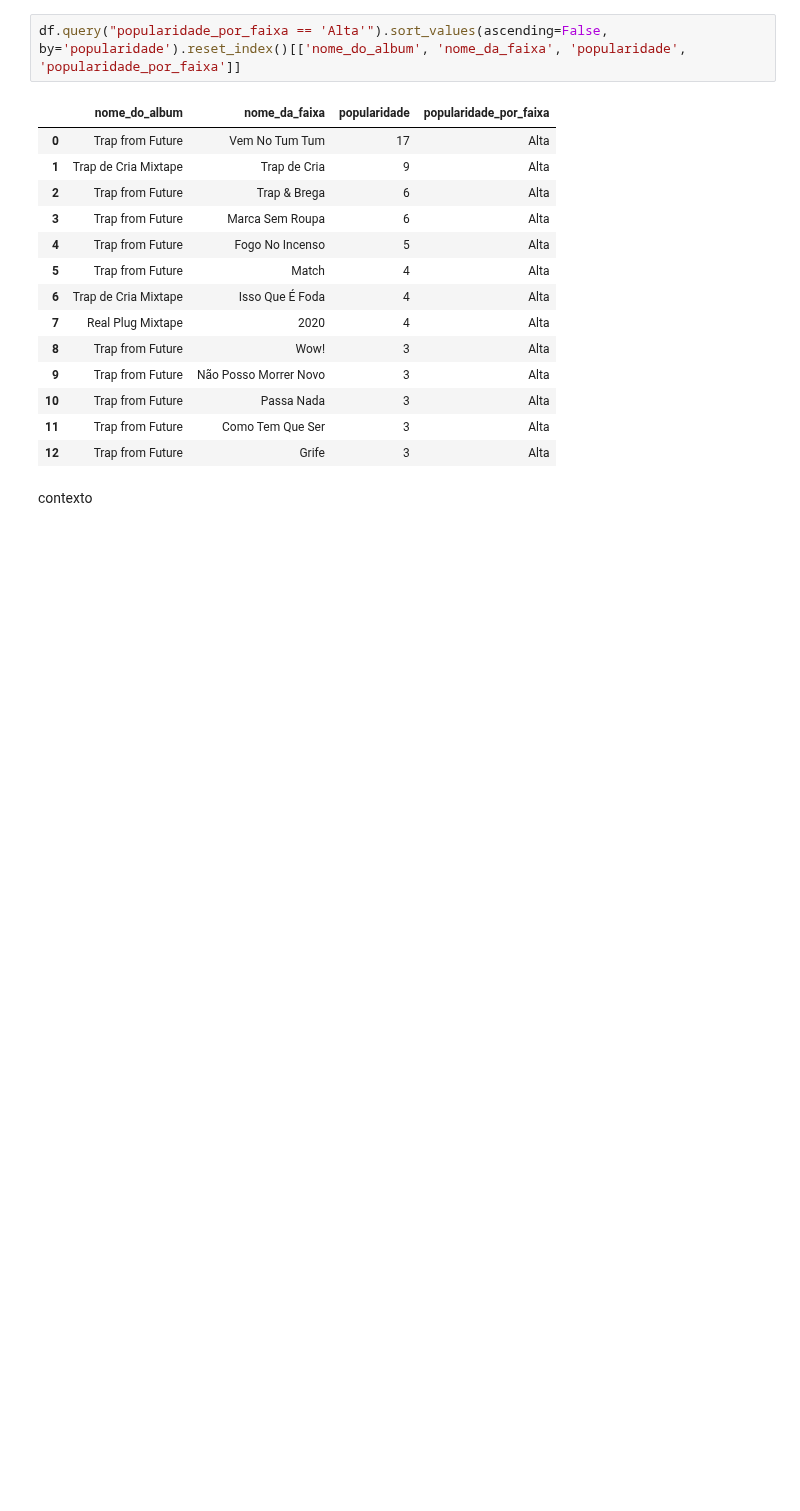
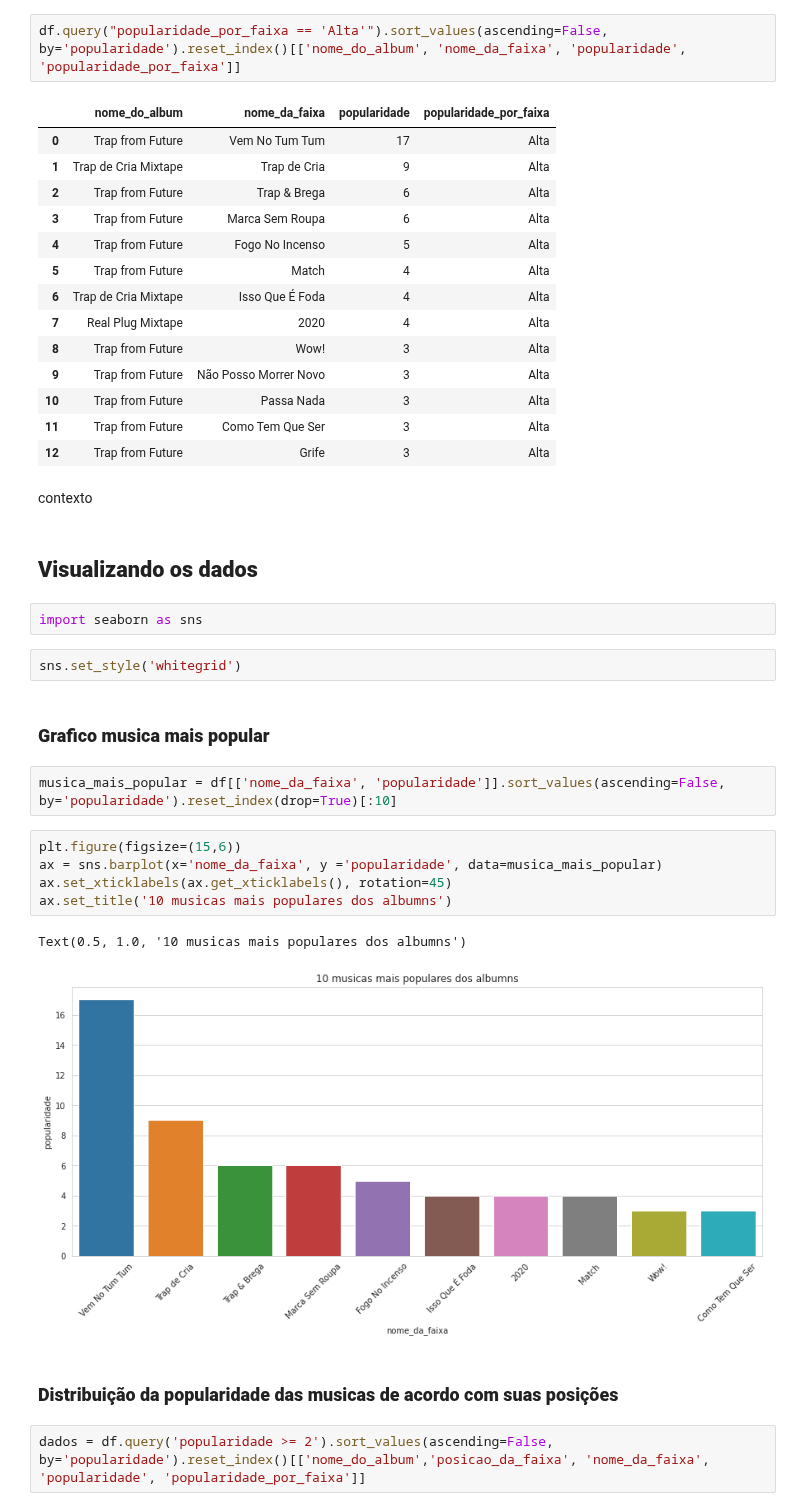
Before and after one commit to luislauriano/Data_Science, a Jupyter notebook: Projeto_construcao.ipynb, the cells around one changed output. Cells and saved outputs as stored; diff of their text form; blank space fills up the shorter version.

```diff
--- a/Projeto_construcao.ipynb
+++ b/Projeto_construcao.ipynb
@@ -706,3 +710,25 @@ df.query("popularidade_por_faixa == 'Alta'").sort_values(ascending=False, by='po
 | 12 | Trap from Future | Grife | 3 | Alta |
 # %% [markdown]
 contexto
+# %% [markdown]
+## **Visualizando os dados**
+# %%
+import seaborn as sns
+# %%
+sns.set_style('whitegrid')
+# %% [markdown]
+### **Grafico musica mais popular**
+# %%
+musica_mais_popular = df[['nome_da_faixa', 'popularidade']].sort_values(ascending=False, by='popularidade').reset_index(drop=True)[:10]
+# %%
+plt.figure(figsize=(15,6))
+ax = sns.barplot(x='nome_da_faixa', y ='popularidade', data=musica_mais_popular)
+ax.set_xticklabels(ax.get_xticklabels(), rotation=45)
+ax.set_title('10 musicas mais populares dos albumns')
+# %% [output]
+Text(0.5, 1.0, '10 musicas mais populares dos albumns')
+[figure, added]
+# %% [markdown]
+### **Distribuição da popularidade das musicas de acordo com suas posições**
+# %%
+dados = df.query('popularidade >= 2').sort_values(ascending=False, by='popularidade').reset_index()[['nome_do_album','posicao_da_faixa', 'nome_da_faixa', 'popularidade', 'popularidade_por_faixa']]
```
Also changed, not shown: parts of 5 cells of this notebook.
